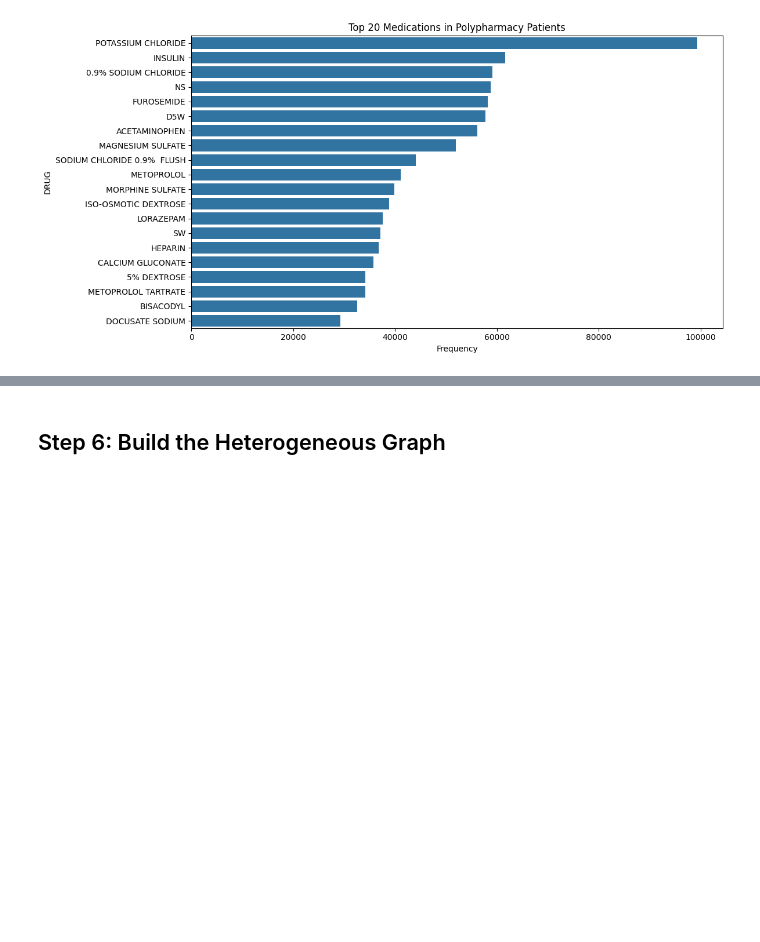
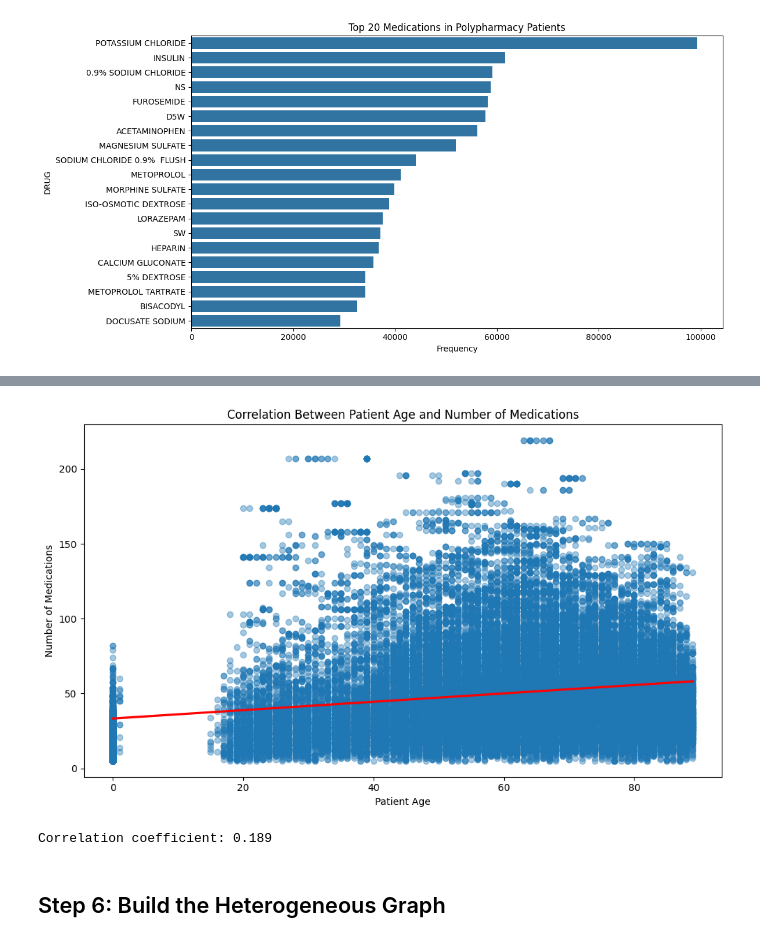
Before and after one commit to knkarthik01/polypharmacy-med-recommendation, a Jupyter notebook: Medication_Recommendation_System_for_Polypharmacy_Patients.ipynb, the cells around one changed output, grey strips where cells are left out. Cells and saved outputs as stored; diff of their text form; code cells hidden in the pictures; blank space fills up the shorter version.

```diff
--- a/Medication_Recommendation_System_for_Polypharmacy_Patients.ipynb
+++ b/Medication_Recommendation_System_for_Polypharmacy_Patients.ipynb
@@ -290,3 +338,25 @@ plt.show()
+# %%
+# 5.3 Analyze correlation between patient age and medication count
+age_meds_df = pd.merge(
+    poly_demographics[['SUBJECT_ID', 'AGE']],
+    meds_per_patient,
+    on='SUBJECT_ID'
+)
+
+plt.figure(figsize=(10, 6))
+sns.regplot(x='AGE', y='MEDICATION_COUNT', data=age_meds_df, scatter_kws={'alpha':0.4}, line_kws={'color':'red'})
+plt.title('Correlation Between Patient Age and Number of Medications')
+plt.xlabel('Patient Age')
+plt.ylabel('Number of Medications')
+plt.tight_layout()
+plt.show()
+
+# Calculate and display correlation
+correlation = age_meds_df['AGE'].corr(age_meds_df['MEDICATION_COUNT'])
+print(f"Correlation coefficient: {correlation:.3f}")
+# %% [output]
+[figure, added]
+Correlation coefficient: 0.189
 # %% [markdown]
 ## Step 6: Build the Heterogeneous Graph
 # %%
```
Also changed, not shown: parts of 10 cells of this notebook.
